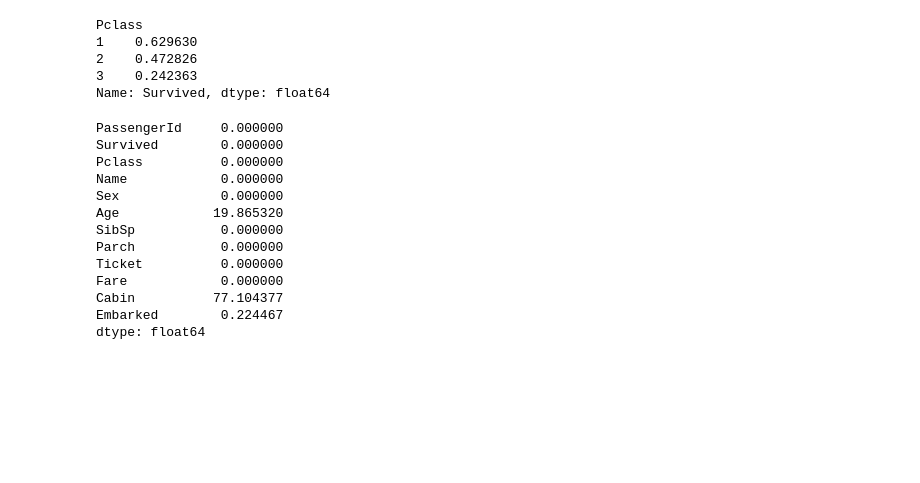
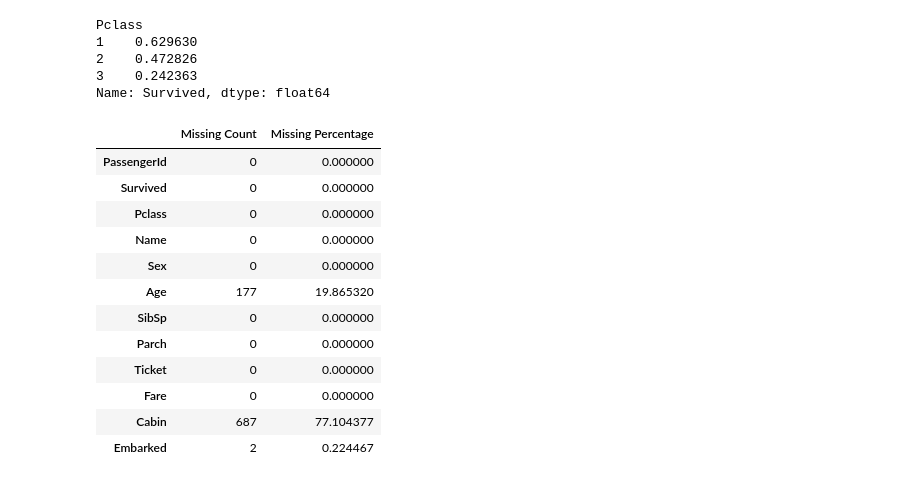
Before and after one commit to Sherinpour/ML-Projects, a Jupyter notebook: 01_titanic/titanic_eda.ipynb, the cells around one changed output. Cells and saved outputs as stored; diff of their text form; code cells hidden in the pictures; blank space fills up the shorter version.

```diff
--- a/01_titanic/titanic_eda.ipynb
+++ b/01_titanic/titanic_eda.ipynb
@@ -131,19 +132,30 @@ Pclass
 2    0.472826
 3    0.242363
 Name: Survived, dtype: float64
-# %%
-(df.isnull().sum() / len(df) ) * 100
-# %% [output]
-PassengerId     0.000000
-Survived        0.000000
-Pclass          0.000000
-Name            0.000000
-Sex             0.000000
-Age            19.865320
-SibSp           0.000000
-Parch           0.000000
-Ticket          0.000000
-Fare            0.000000
-Cabin          77.104377
-Embarked        0.224467
-dtype: float64
+# %%
+missing_counts = df.isnull().sum()
+
+# Calculate percentage of missing values
+missing_percentages = 100 * df.isnull().sum() / len(df)
+
+# Combine counts and percentages in a single dataframe
+missing_table = pd.concat(
+    [missing_counts, missing_percentages],
+    axis=1,
+    keys=["Missing Count", "Missing Percentage"],
+)
+missing_table
+# %% [output]
+|  | Missing Count | Missing Percentage |
+| PassengerId | 0 | 0.000000 |
+| Survived | 0 | 0.000000 |
+| Pclass | 0 | 0.000000 |
+| Name | 0 | 0.000000 |
+| Sex | 0 | 0.000000 |
+| Age | 177 | 19.865320 |
+| SibSp | 0 | 0.000000 |
+| Parch | 0 | 0.000000 |
+| Ticket | 0 | 0.000000 |
+| Fare | 0 | 0.000000 |
+| Cabin | 687 | 77.104377 |
+| Embarked | 2 | 0.224467 |
```
Also changed, not shown: parts of 23 cells of this notebook.
